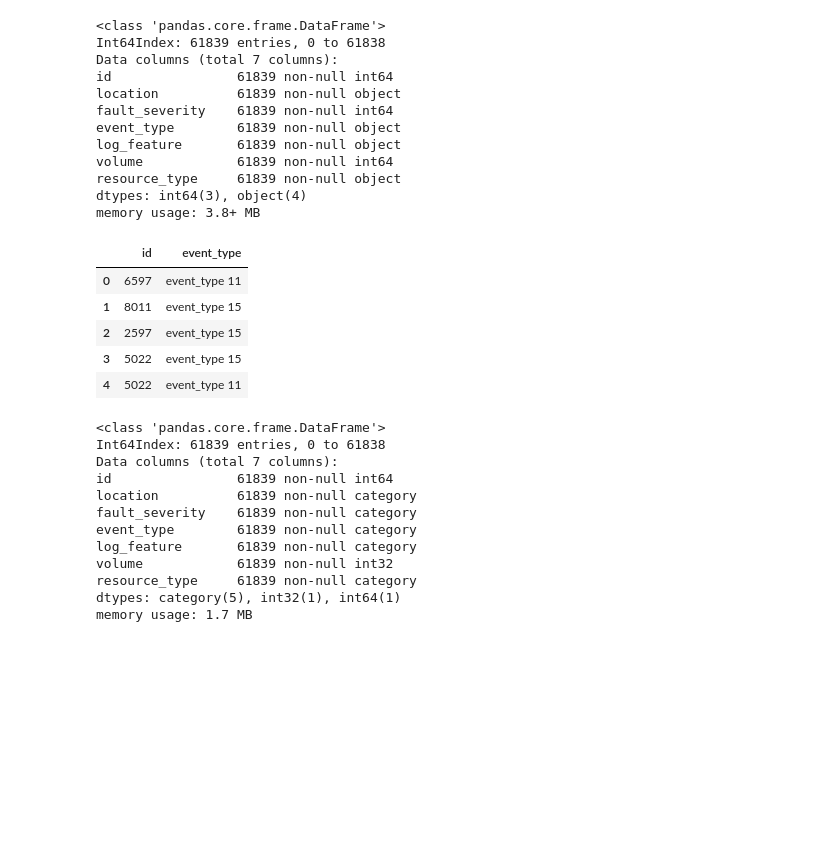
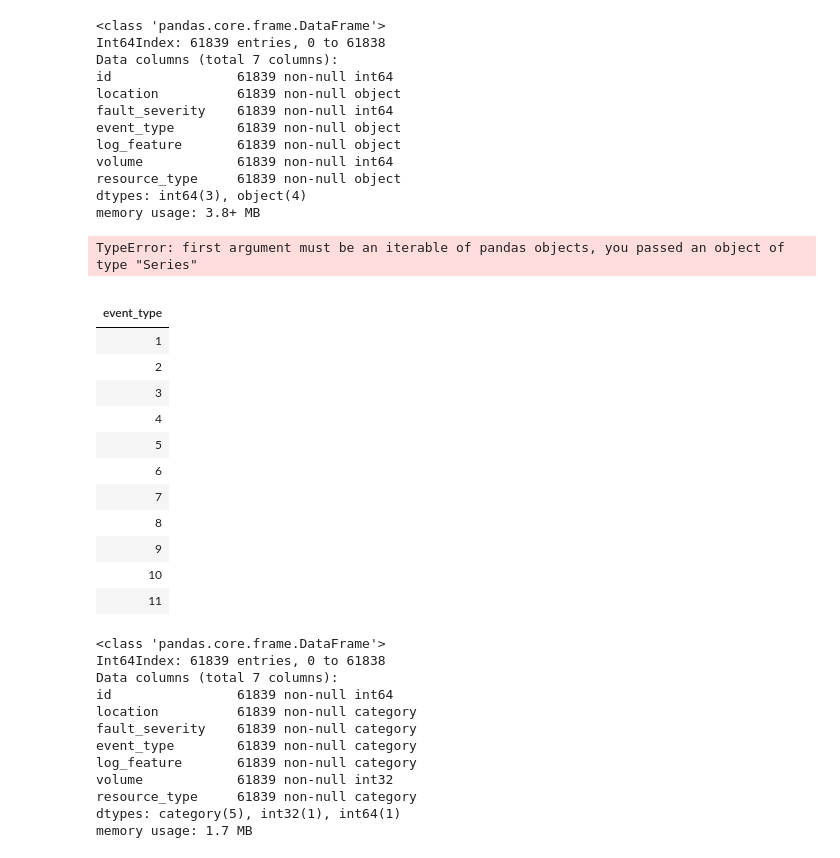
Before and after one commit to Zurishadday/pr_kaggle, a Jupyter notebook: proyect.ipynb, the cells around one changed output. Drawn from its saved outputs; the diff is of its cells as text; code cells hidden in the pictures; blank space fills up the shorter version.

```diff
--- a/proyect.ipynb
+++ b/proyect.ipynb
@@ -43,4 +43,6 @@ volume            61839 non-null int64
 resource_type     61839 non-null object
 dtypes: int64(3), object(4)
 memory usage: 3.8+ MB
+# %%
+dfevent.id = dfevent.id.astype('category')
 # %%
@@ -49,12 +50,27 @@ dg = dfevent.groupby('id').aggregate('count').astype('category')
-# %%
-dfevent.head()
-# %% [output]
-|  | id | event_type |
-| 0 | 6597 | event_type 11 |
-| 1 | 8011 | event_type 15 |
-| 2 | 2597 | event_type 15 |
-| 3 | 5022 | event_type 15 |
-| 4 | 5022 | event_type 11 |
+# %%
+dg=pd.DataFrame(dfevent.groupby('id').aggregate('count'))
+# %%
+dg.event_type=dg.event_type.astype('category')
+# %%
+pd.concat(dg.event_type,dg.index)
+# %% [output]
+TypeError: first argument must be an iterable of pandas objects, you passed an object of type "Series"
+# %%
+dg.groupby('event_type').aggregate('count')
+# %% [output]
+|  |
+| event_type |
+| 1 |
+| 2 |
+| 3 |
+| 4 |
+| 5 |
+| 6 |
+| 7 |
+| 8 |
+| 9 |
+| 10 |
+| 11 |
 # %%
 df1.fault_severity = df1['fault_severity'].astype('category')
 df1.volume = df1['volume'].astype('int32')
```
Also changed, not shown: parts of 1 cell of this notebook.
